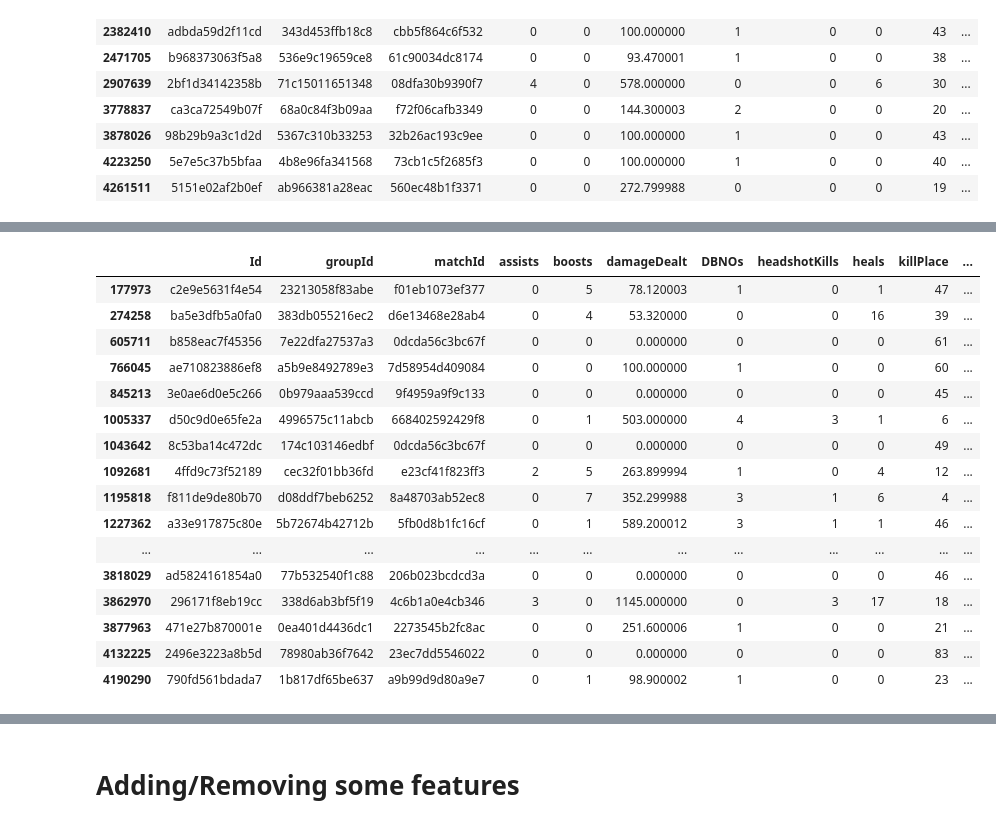
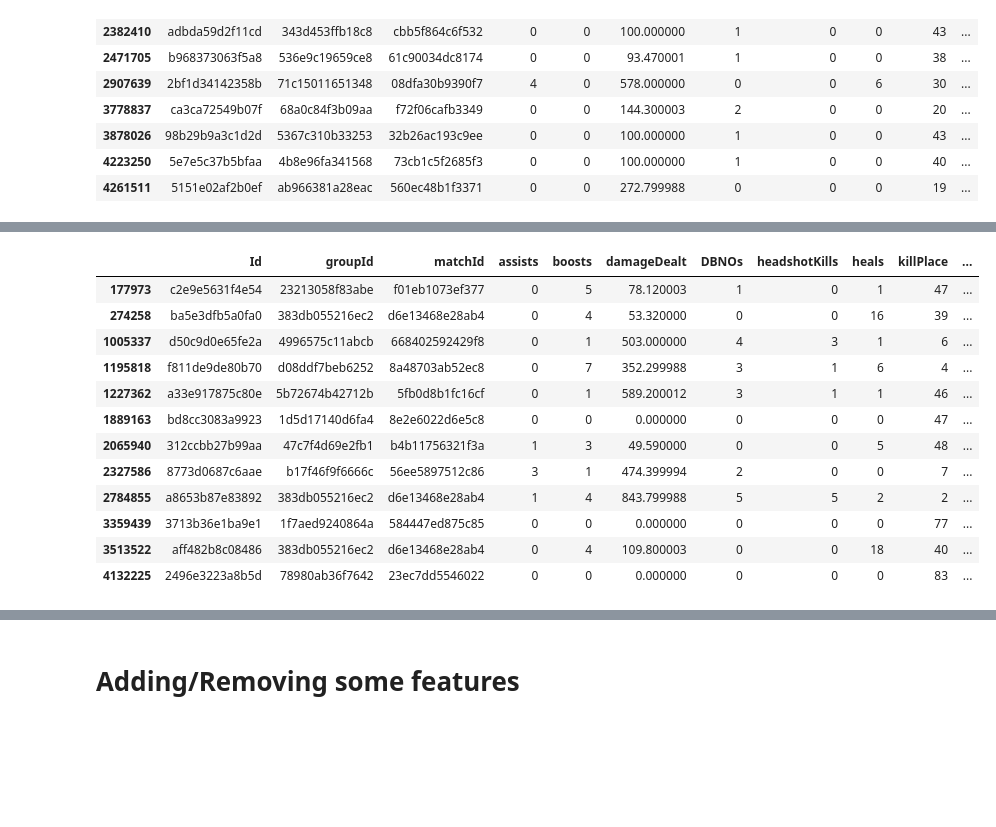
Before and after one commit to ANKITSHARMA98/PUBG-Data-Analysis, a Jupyter notebook: PUBG.ipynb, the cells around one changed output, grey strips where cells are left out. Saved outputs shown, nothing was run; the diff lists cells and outputs as text; code cells hidden in the pictures; blank space fills up the shorter version.

```diff
--- a/PUBG.ipynb
+++ b/PUBG.ipynb
@@ -582,6 +572,6 @@ train[(train['totalDistance'] == 0)]
 # %%
 # droping riding walking totalDistance anomalies
-train.drop(train[(train['rideDistance'] >= 2500) & (train['kills'] == 0)].index, inplace = True)
+train.drop(train[(train['rideDistance'] >= 30000) & (train['kills'] == 0)].index, inplace = True)
 train.drop(train[(train['walkDistance'] == 0) & (train['rideDistance'] > 0) & (train['kills'] > 0)].index, inplace = True)
 train.drop(train[(train['totalDistance'] == 0)].index, inplace=True)
 # %%
@@ -591,22 +581,18 @@ show_distplot('swimDistance')
 # %%
-train[train['swimDistance'] >= 1500]
+train[train['swimDistance'] >= 2000]
 # %% [output]
 |  | Id | groupId | matchId | assists | boosts | damageDealt | DBNOs | headshotKills | heals | killPlace | ... |
 | 177973 | c2e9e5631f4e54 | 23213058f83abe | f01eb1073ef377 | 0 | 5 | 78.120003 | 1 | 0 | 1 | 47 | ... |
 | 274258 | ba5e3dfb5a0fa0 | 383db055216ec2 | d6e13468e28ab4 | 0 | 4 | 53.320000 | 0 | 0 | 16 | 39 | ... |
-| 605711 | b858eac7f45356 | 7e22dfa27537a3 | 0dcda56c3bc67f | 0 | 0 | 0.000000 | 0 | 0 | 0 | 61 | ... |
-| 766045 | ae710823886ef8 | a5b9e8492789e3 | 7d58954d409084 | 0 | 0 | 100.000000 | 1 | 0 | 0 | 60 | ... |
-| 845213 | 3e0ae6d0e5c266 | 0b979aaa539ccd | 9f4959a9f9c133 | 0 | 0 | 0.000000 | 0 | 0 | 0 | 45 | ... |
 | 1005337 | d50c9d0e65fe2a | 4996575c11abcb | 668402592429f8 | 0 | 1 | 503.000000 | 4 | 3 | 1 | 6 | ... |
-| 1043642 | 8c53ba14c472dc | 174c103146edbf | 0dcda56c3bc67f | 0 | 0 | 0.000000 | 0 | 0 | 0 | 49 | ... |
-| 1092681 | 4ffd9c73f52189 | cec32f01bb36fd | e23cf41f823ff3 | 2 | 5 | 263.899994 | 1 | 0 | 4 | 12 | ... |
 | 1195818 | f811de9de80b70 | d08ddf7beb6252 | 8a48703ab52ec8 | 0 | 7 | 352.299988 | 3 | 1 | 6 | 4 | ... |
 | 1227362 | a33e917875c80e | 5b72674b42712b | 5fb0d8b1fc16cf | 0 | 1 | 589.200012 | 3 | 1 | 1 | 46 | ... |
-| ... | ... | ... | ... | ... | ... | ... | ... | ... | ... | ... | ... |
-| 3818029 | ad5824161854a0 | 77b532540f1c88 | 206b023bcdcd3a | 0 | 0 | 0.000000 | 0 | 0 | 0 | 46 | ... |
-| 3862970 | 296171f8eb19cc | 338d6ab3bf5f19 | 4c6b1a0e4cb346 | 3 | 0 | 1145.000000 | 0 | 3 | 17 | 18 | ... |
-| 3877963 | 471e27b870001e | 0ea401d4436dc1 | 2273545b2fc8ac | 0 | 0 | 251.600006 | 1 | 0 | 0 | 21 | ... |
+| 1889163 | bd8cc3083a9923 | 1d5d17140d6fa4 | 8e2e6022d6e5c8 | 0 | 0 | 0.000000 | 0 | 0 | 0 | 47 | ... |
+| 2065940 | 312ccbb27b99aa | 47c7f4d69e2fb1 | b4b11756321f3a | 1 | 3 | 49.590000 | 0 | 0 | 5 | 48 | ... |
+| 2327586 | 8773d0687c6aae | b17f46f9f6666c | 56ee5897512c86 | 3 | 1 | 474.399994 | 2 | 0 | 0 | 7 | ... |
+| 2784855 | a8653b87e83892 | 383db055216ec2 | d6e13468e28ab4 | 1 | 4 | 843.799988 | 5 | 5 | 2 | 2 | ... |
+| 3359439 | 3713b36e1ba9e1 | 1f7aed9240864a | 584447ed875c85 | 0 | 0 | 0.000000 | 0 | 0 | 0 | 77 | ... |
+| 3513522 | aff482b8c08486 | 383db055216ec2 | d6e13468e28ab4 | 0 | 4 | 109.800003 | 0 | 0 | 18 | 40 | ... |
 | 4132225 | 2496e3223a8b5d | 78980ab36f7642 | 23ec7dd5546022 | 0 | 0 | 0.000000 | 0 | 0 | 0 | 83 | ... |
-| 4190290 | 790fd561bdada7 | 1b817df65be637 | a9b99d9d80a9e7 | 0 | 1 | 98.900002 | 1 | 0 | 0 | 23 | ... |
 # %%
 # Remove swim anomalies
```
Also changed, not shown: parts of 53 cells of this notebook.
